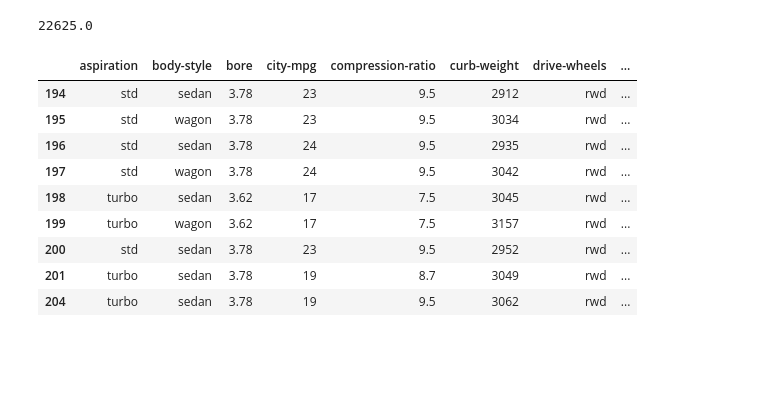
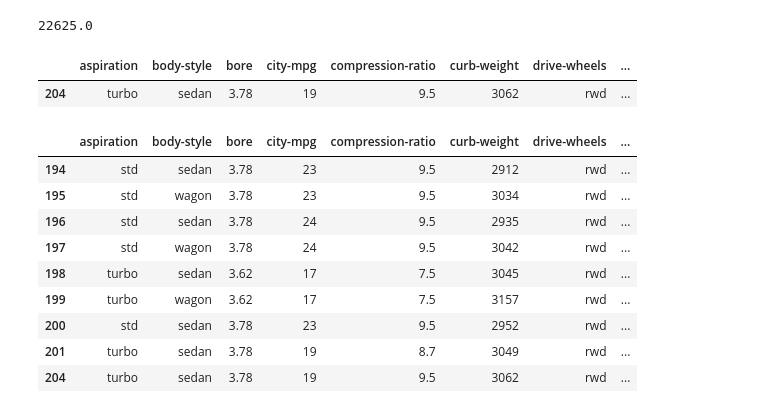
Before and after one commit to dancla240/Databehandling_Daniel_Claesson, a Jupyter notebook: Exercises/E001_Filter_and_query.ipynb, the cells around one changed output. Saved outputs shown, nothing was run; the diff lists cells and outputs as text; code cells hidden in the pictures; blank space fills up the shorter version.

```diff
--- a/Exercises/E001_Filter_and_query.ipynb
+++ b/Exercises/E001_Filter_and_query.ipynb
@@ -129,6 +130,12 @@ Leta upp den dyraste volvon med fyra cylindrar
 autos[(autos['make'] == 'volvo') & (autos['num-of-cylinders'] == 'four')]['price'].max()
 # %% [output]
 22625.0
+# %%
+# nedan ger hela raden för den dyraste Volvon med 4 cylindrar:
+autos[(autos['make'] == 'volvo') & (autos['num-of-cylinders'] == 'four') & (autos['price'] == autos[(autos['make'] == 'volvo') & (autos['num-of-cylinders'] == 'four')]['price'].max())]
+# %% [output]
+|  | aspiration | body-style | bore | city-mpg | compression-ratio | curb-weight | drive-wheels | ... |
+| 204 | turbo | sedan | 3.78 | 19 | 9.5 | 3062 | rwd | ... |
 # %%
 autos.query("make == 'volvo' and `num-of-cylinders` == 'four'")
 # %% [output]
```
Also changed, not shown: parts of 4 cells of this notebook.
